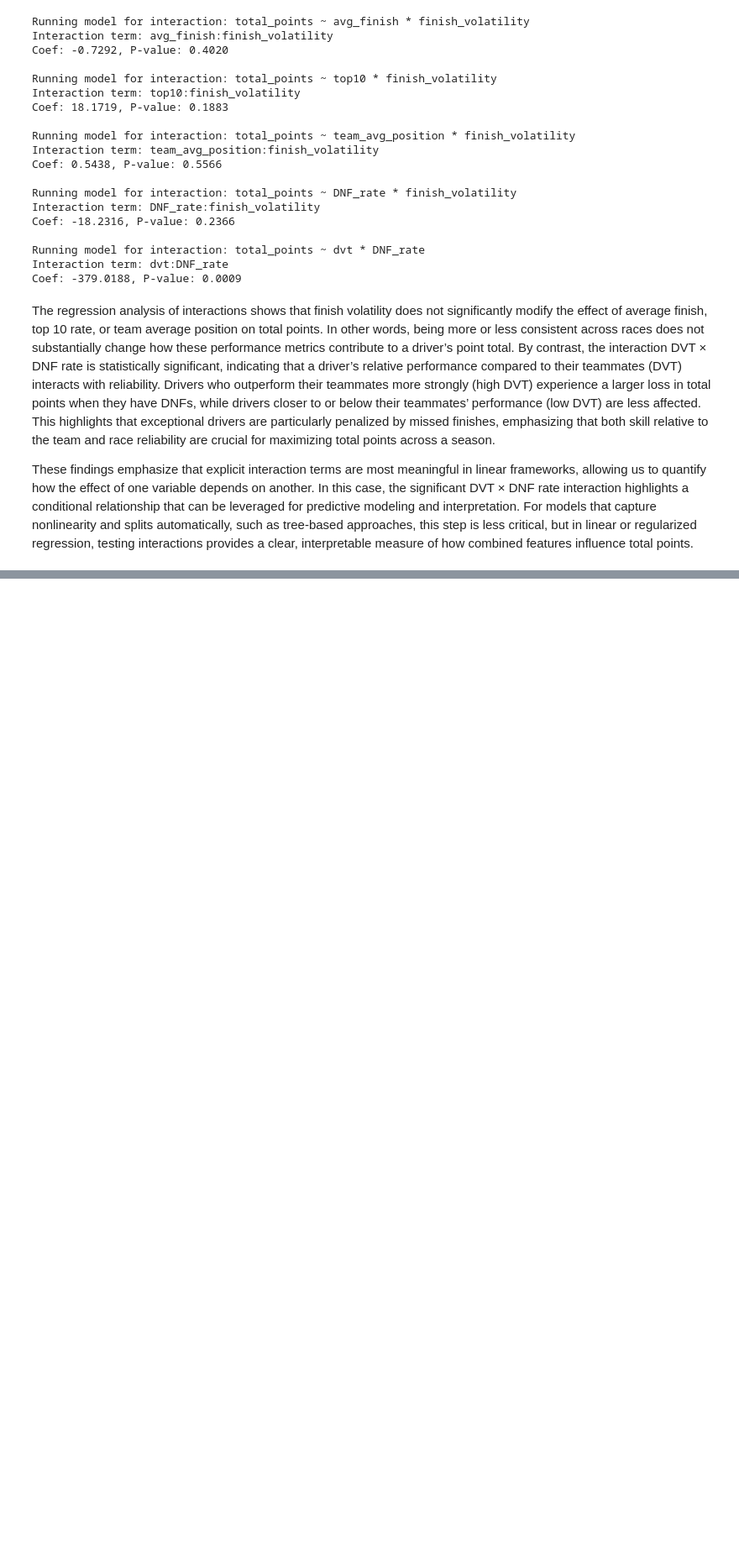
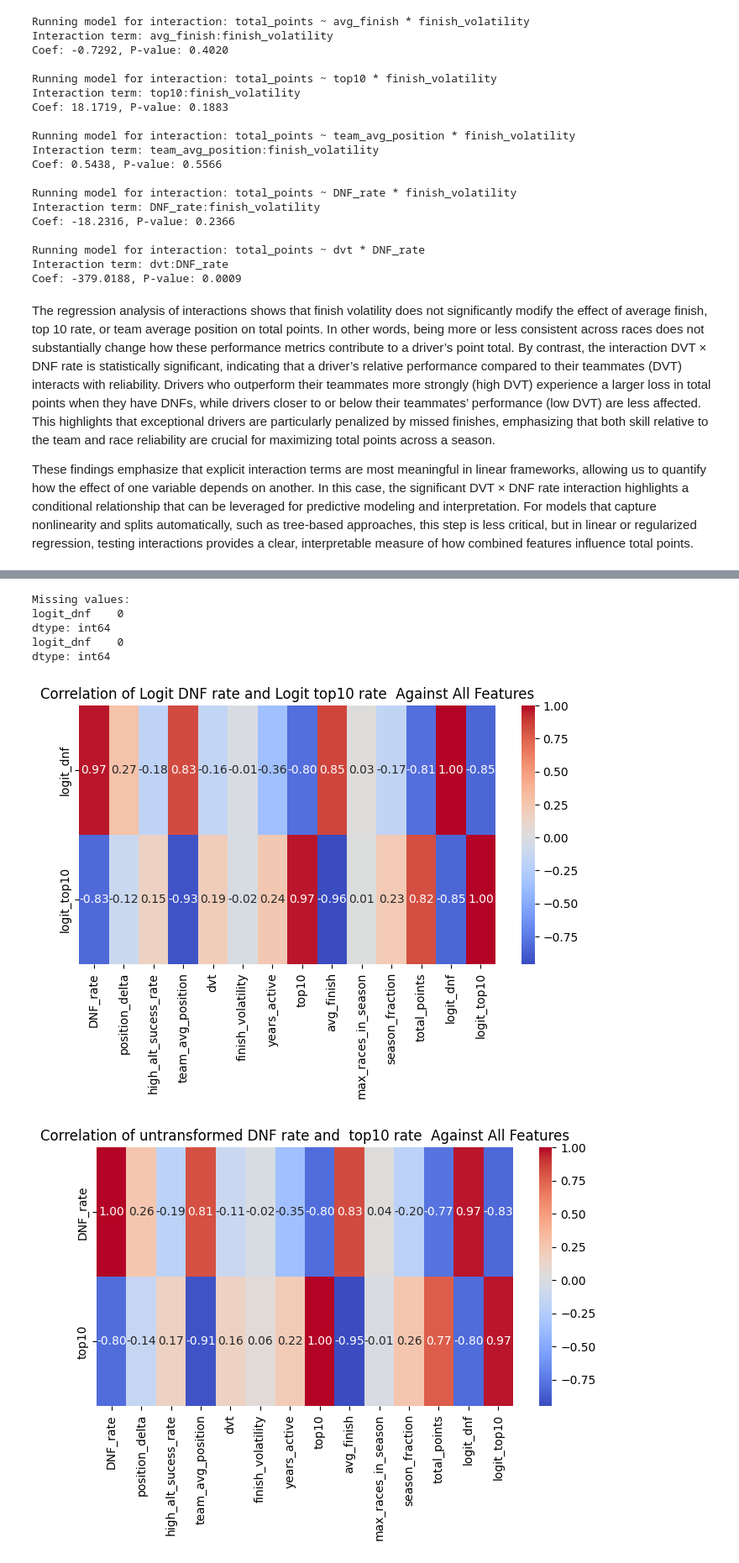
Before and after one commit to viurdaneta/F1, a Jupyter notebook: EDA.ipynb, the cells around one changed output, grey strips where cells are left out. Shown at 84% size. Cells and saved outputs as stored; diff of their text form; code cells hidden in the pictures; blank space fills up the shorter version.

```diff
--- a/EDA.ipynb
+++ b/EDA.ipynb
@@ -984,0 +1069,41 @@ These findings emphasize that explicit interaction terms are most meaningful in
+# %%
+dnf_p = (df["DNF_rate"] * df["races_entered"] + 0.5) / (df["races_entered"] + 1)
+logit_dnf = logit_trans(dnf_p)
+
+top10_p = (df["top10"] * df["races_entered"] + 0.5) / (df["races_entered"] + 1)
+logit_top10 = logit_trans(top10_p)
+
+df["logit_dnf"] = logit_dnf
+df["logit_top10"] = logit_top10
+
+print(f"Missing values:\n{df[['logit_dnf']].isna().sum()}\n{df[['logit_dnf']].isna().sum()}")
+# %% [output]
+Missing values:
+logit_dnf    0
+dtype: int64
+logit_dnf    0
+dtype: int64
+# %%
+# Correlation function only takes numeric columns
+numeric_df.drop(columns=["top10", "DNF_rate"]).select_dtypes(include="number")
+numeric_df["logit_dnf"] = logit_dnf
+numeric_df["logit_top10"] = logit_top10
+
+corr_matrix = numeric_df.corr()
+corr_subset = corr_matrix.loc[["logit_dnf", "logit_top10"]]
+corr_subset2 = corr_matrix.loc[["DNF_rate", "top10"]]
+
+
+plt.figure(figsize=(8, 4))
+sns.heatmap(corr_subset, annot=True, fmt=".2f", cmap="coolwarm")
+plt.title("Correlation of Logit DNF rate and Logit top10 rate  Against All Features")
+plt.show()
+
+
+plt.figure(figsize=(8, 4))
+sns.heatmap(corr_subset2, annot=True, fmt=".2f", cmap="coolwarm")
+plt.title("Correlation of untransformed DNF rate and  top10 rate  Against All Features")
+plt.show()
+# %% [output]
+[figure, added]
+[figure, added]
```
Also changed, not shown: parts of 20 cells of this notebook, 11 other files.
